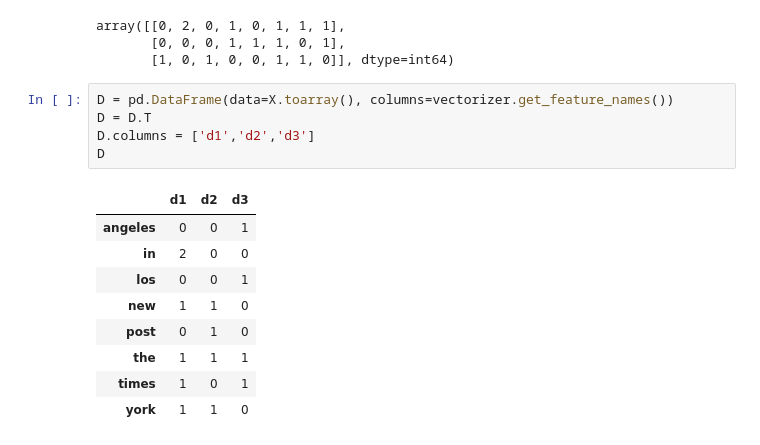
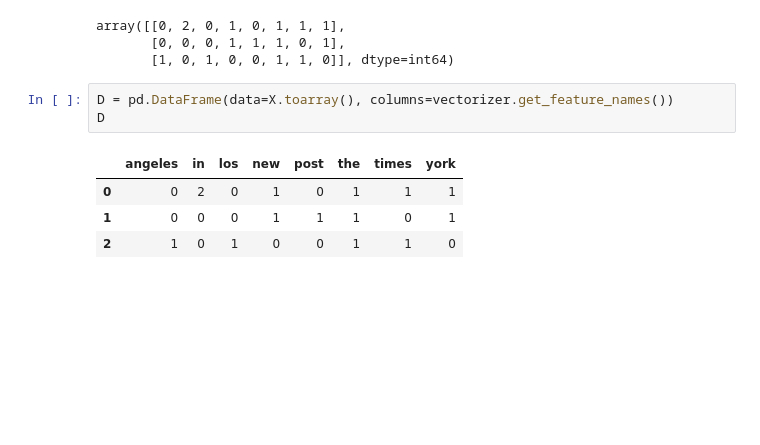
Before and after one commit to parrt/msds692, a Jupyter notebook: notes/tfidf.ipynb, the cells around one changed output. Cells and saved outputs as stored; diff of their text form; blank space fills up the shorter version.

```diff
--- a/notes/tfidf.ipynb
+++ b/notes/tfidf.ipynb
@@ -179,16 +179,9 @@ array([[0, 2, 0, 1, 0, 1, 1, 1],
        [1, 0, 1, 0, 0, 1, 1, 0]], dtype=int64)
 # %%
 D = pd.DataFrame(data=X.toarray(), columns=vectorizer.get_feature_names())
-D = D.T
-D.columns = ['d1','d2','d3']
 D
 # %% [output]
-|  | d1 | d2 | d3 |
-| angeles | 0 | 0 | 1 |
-| in | 2 | 0 | 0 |
-| los | 0 | 0 | 1 |
-| new | 1 | 1 | 0 |
-| post | 0 | 1 | 0 |
-| the | 1 | 1 | 1 |
-| times | 1 | 0 | 1 |
-| york | 1 | 1 | 0 |
+|  | angeles | in | los | new | post | the | times | york |
+| 0 | 0 | 2 | 0 | 1 | 0 | 1 | 1 | 1 |
+| 1 | 0 | 0 | 0 | 1 | 1 | 1 | 0 | 1 |
+| 2 | 1 | 0 | 1 | 0 | 0 | 1 | 1 | 0 |
```
Also changed, not shown: 7 other files.
